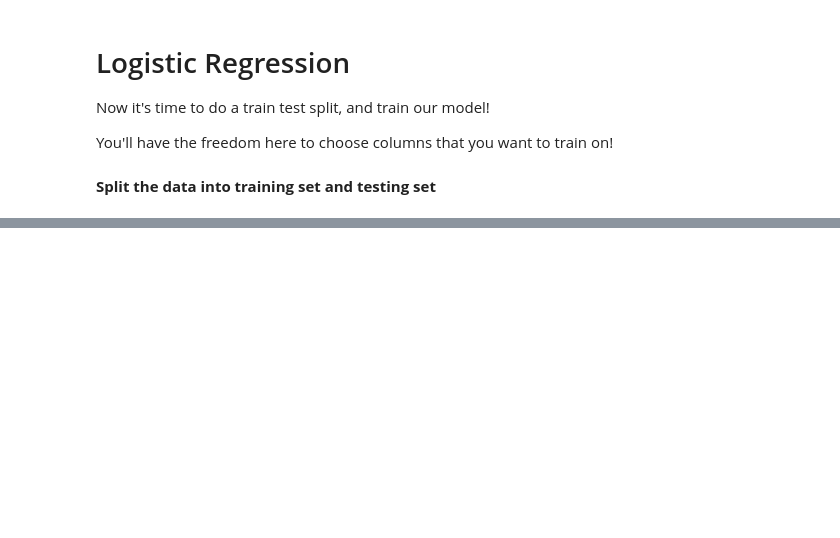
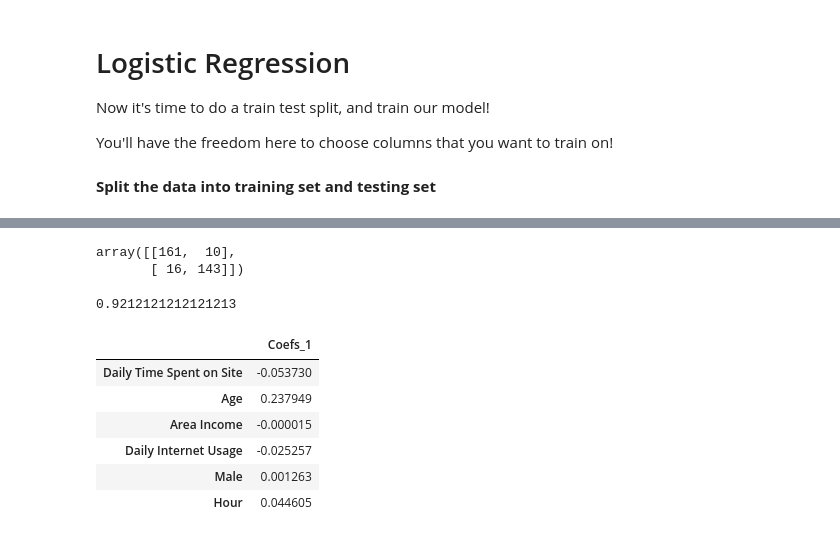
Before and after one commit to GkouskosV/Python-for-Data-Science-and-Machine-Learning-Bootcamp, a Jupyter notebook: Machine_Learning_Sections/Logistic_regression/Log_regression_advertisement_project.ipynb, the cells around one changed output, grey strips where cells are left out. Drawn from its saved outputs; the diff is of its cells as text; code cells hidden in the pictures; blank space fills up the shorter version.

```diff
--- a/Machine_Learning_Sections/Logistic_regression/Log_regression_advertisement_project.ipynb
+++ b/Machine_Learning_Sections/Logistic_regression/Log_regression_advertisement_project.ipynb
@@ -154,0 +223,3 @@ str
+# %%
+X = ad_data.drop(['Ad Topic Line', 'City', 'Country', 'Timestamp', 'Clicked on Ad'], axis=1)
+y = ad_data['Clicked on Ad']
@@ -154,0 +264,20 @@ str
+# %%
+confusion_matrix(y_test, predictions_1)
+# %% [output]
+array([[161,  10],
+       [ 16, 143]])
+# %%
+logmodel_1.score(X_test, y_test)
+# %% [output]
+0.9212121212121213
+# %%
+coefs_1 = pd.DataFrame(logmodel_1.coef_[0], X_train.columns, columns=['Coefs_1'])
+coefs_1
+# %% [output]
+|  | Coefs_1 |
+| Daily Time Spent on Site | -0.053730 |
+| Age | 0.237949 |
+| Area Income | -0.000015 |
+| Daily Internet Usage | -0.025257 |
+| Male | 0.001263 |
+| Hour | 0.044605 |
```
Also changed, not shown: parts of 29 cells of this notebook.
